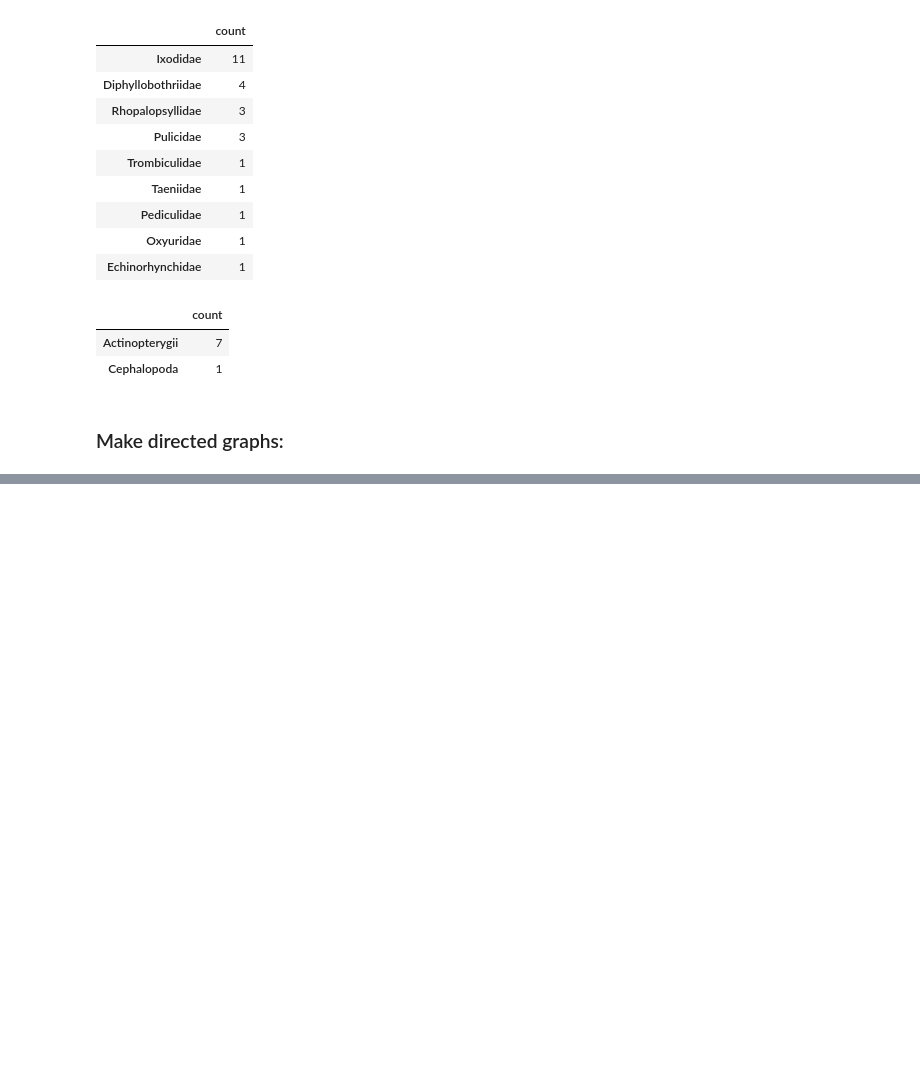
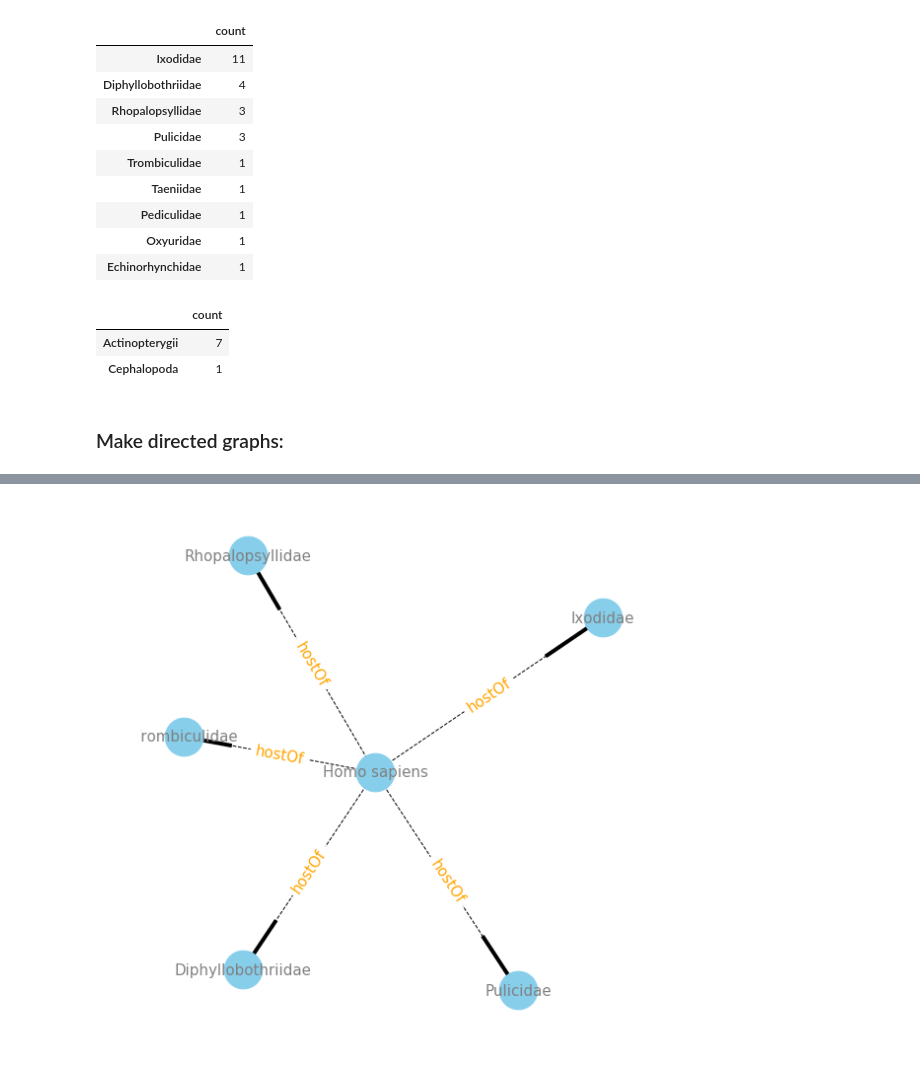
Before and after one commit to cabinetofcuriosity/globi_explore, a Jupyter notebook: notebook/with_new_tsv/Globi_exploration_new.ipynb, the cells around one changed output, grey strips where cells are left out. Cells and saved outputs as stored; diff of their text form; code cells hidden in the pictures; blank space fills up the shorter version.

```diff
--- a/notebook/with_new_tsv/Globi_exploration_new.ipynb
+++ b/notebook/with_new_tsv/Globi_exploration_new.ipynb
@@ -327,0 +334,4 @@ plot('Homo sapiens', 'eats', 'targetTaxonClassName', 10)
+# %%
+plot_interaction('Homo sapiens', 'hostOf', 'targetTaxonFamilyName', 5)
+# %% [output]
+[figure, added]
```
Also changed, not shown: parts of 8 cells of this notebook.
